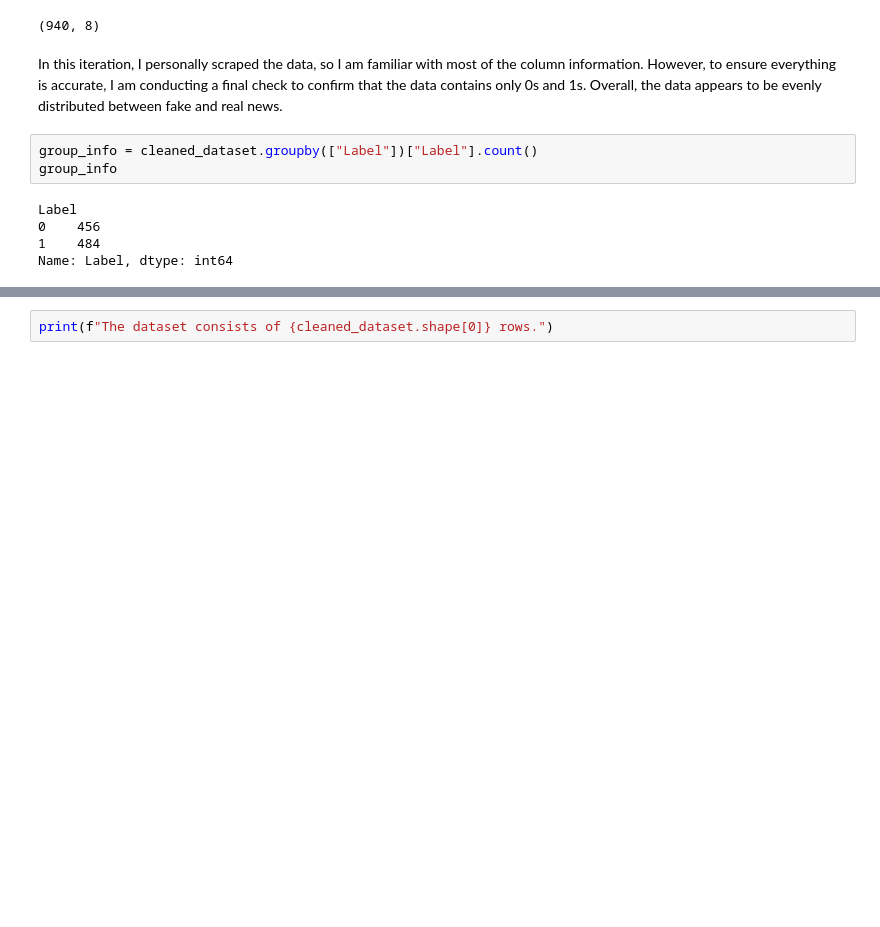
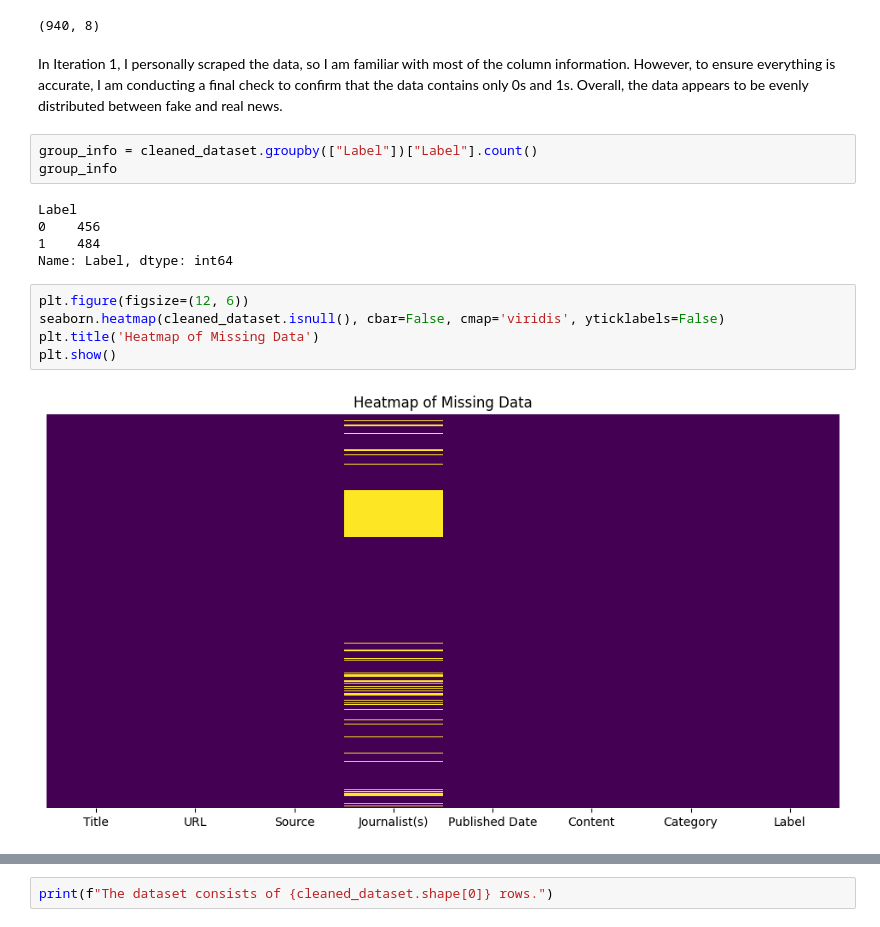
Before and after one commit to ivetkalchev/DeFactify, a Jupyter notebook: defactify.ipynb, the cells around one changed output, grey strips where cells are left out. Saved outputs shown, nothing was run; the diff lists cells and outputs as text; blank space fills up the shorter version.

```diff
--- a/defactify.ipynb
+++ b/defactify.ipynb
@@ -170,7 +203,7 @@ cleaned_dataset.shape
 # %% [output]
 (940, 8)
 # %% [markdown]
-In this iteration, I personally scraped the data, so I am familiar with most of the column information. However, to ensure everything is accurate, I am conducting a final check to confirm that the data contains only 0s and 1s. Overall, the data appears to be evenly distributed between fake and real news.
+In Iteration 1, I personally scraped the data, so I am familiar with most of the column information. However, to ensure everything is accurate, I am conducting a final check to confirm that the data contains only 0s and 1s. Overall, the data appears to be evenly distributed between fake and real news.
 # %%
 group_info = cleaned_dataset.groupby(["Label"])["Label"].count()
 group_info
@@ -179,3 +212,10 @@ Label
 0    456
 1    484
 Name: Label, dtype: int64
+# %%
+plt.figure(figsize=(12, 6))
+seaborn.heatmap(cleaned_dataset.isnull(), cbar=False, cmap='viridis', yticklabels=False)
+plt.title('Heatmap of Missing Data')
+plt.show()
+# %% [output]
+[figure, added]
```
Also changed, not shown: parts of 26 cells of this notebook, 1 other file.
